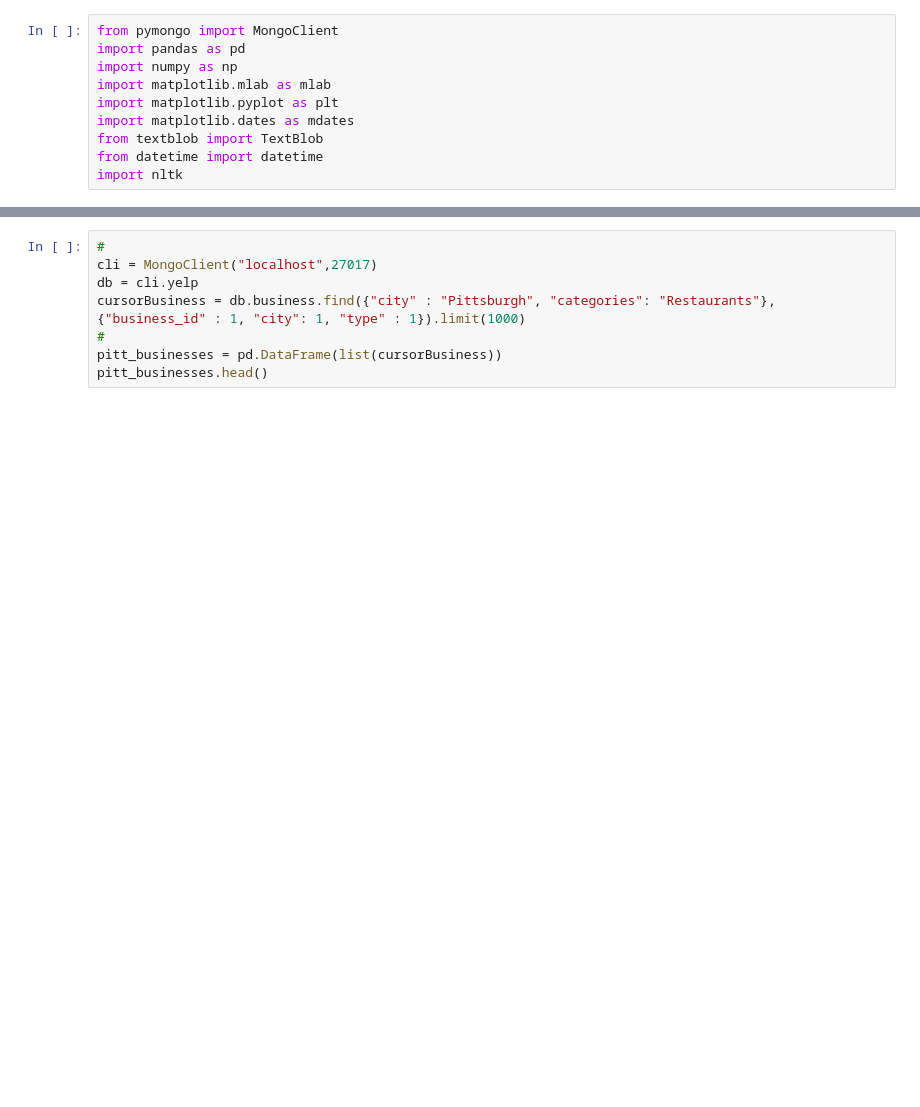
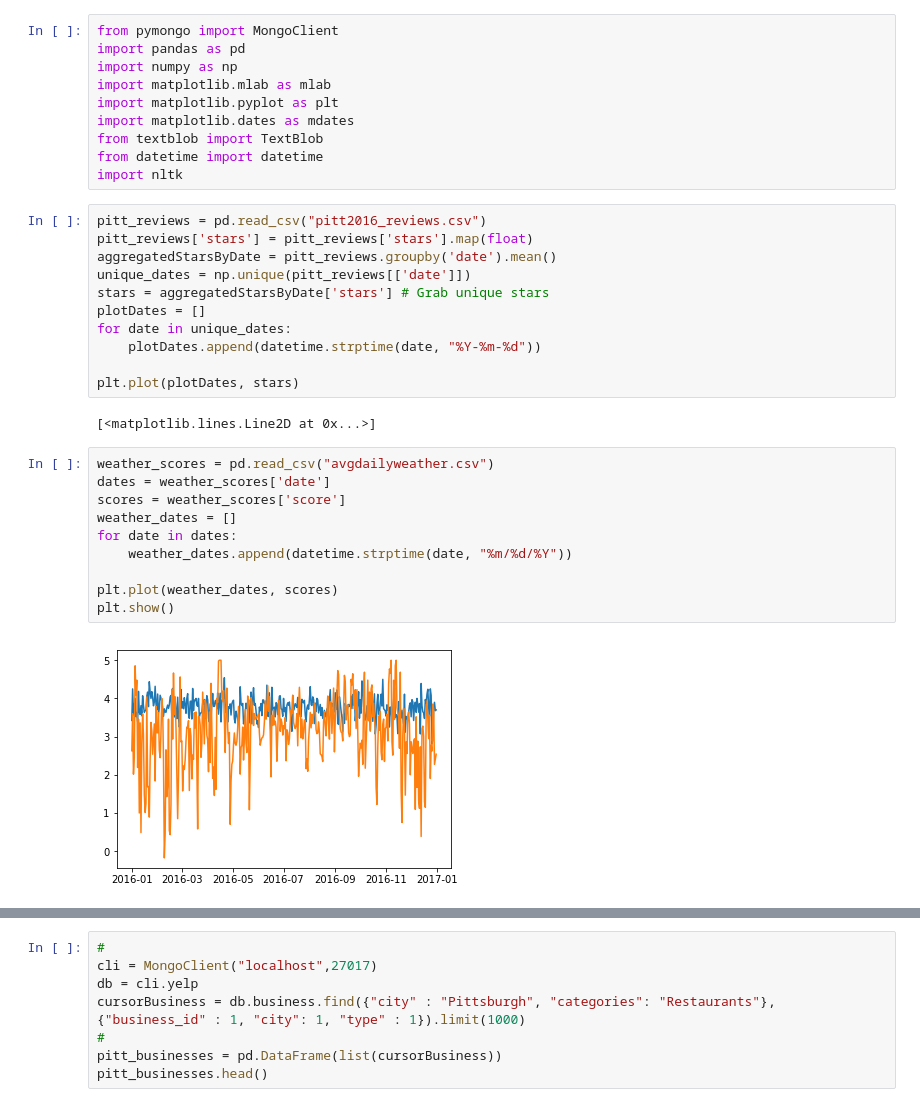
Before and after one commit to tlugger/YelpMining, a Jupyter notebook: weather_yelp.ipynb, the cells around one changed output, grey strips where cells are left out. Cells and saved outputs as stored; diff of their text form; blank space fills up the shorter version.

Commit message:
Added new csv depitcting stars vs scores of weather

```diff
--- a/weather_yelp.ipynb
+++ b/weather_yelp.ipynb
@@ -8,3 +8,28 @@ import matplotlib.dates as mdates
 from textblob import TextBlob
 from datetime import datetime
 import nltk
+# %%
+pitt_reviews = pd.read_csv("pitt2016_reviews.csv")
+pitt_reviews['stars'] = pitt_reviews['stars'].map(float)
+aggregatedStarsByDate = pitt_reviews.groupby('date').mean()
+unique_dates = np.unique(pitt_reviews[['date']])
+stars = aggregatedStarsByDate['stars'] # Grab unique stars
+plotDates = []
+for date in unique_dates:
+    plotDates.append(datetime.strptime(date, "%Y-%m-%d"))
+
+plt.plot(plotDates, stars)
+# %% [output]
+[<matplotlib.lines.Line2D at 0x...>]
+# %%
+weather_scores = pd.read_csv("avgdailyweather.csv")
+dates = weather_scores['date']
+scores = weather_scores['score']
+weather_dates = []
+for date in dates:
+    weather_dates.append(datetime.strptime(date, "%m/%d/%Y"))
+
+plt.plot(weather_dates, scores)
+plt.show()
+# %% [output]
+[figure, added]
```
Also changed, not shown: parts of 5 cells of this notebook, 5 other files.
